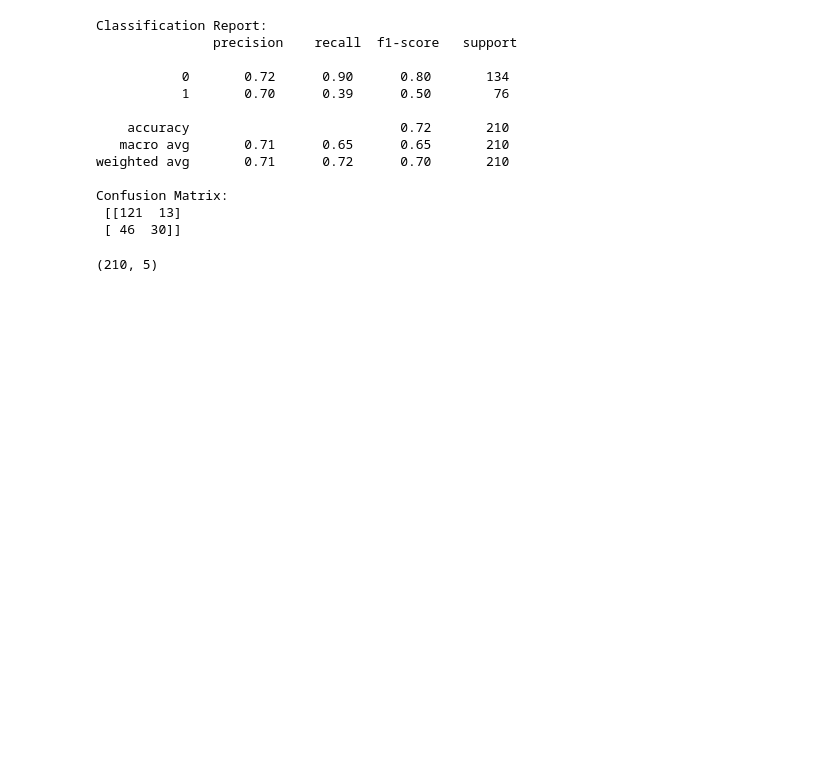
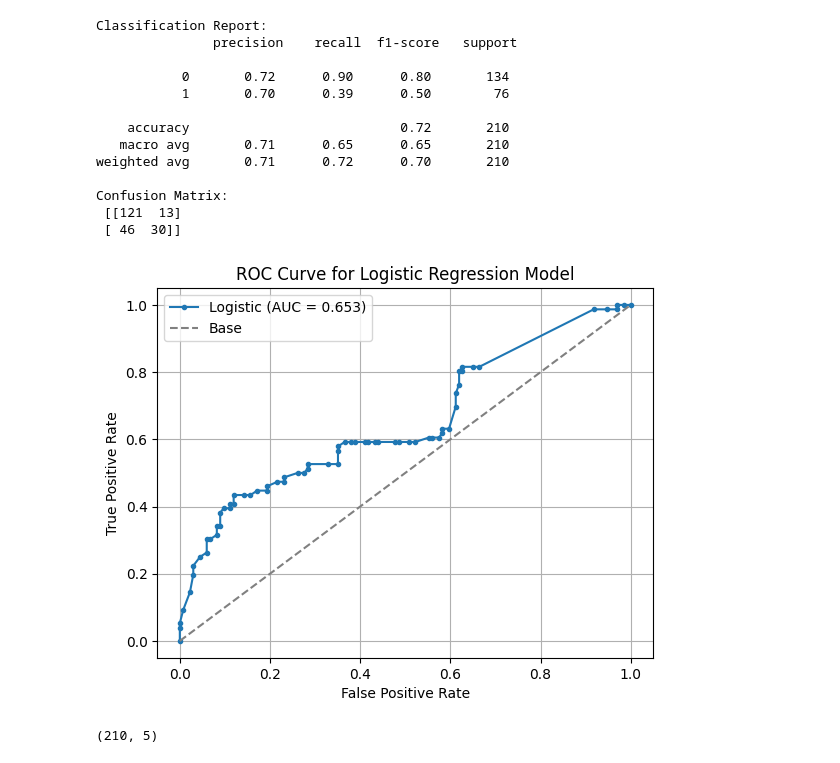
Before and after one commit to LoganLasell/Portfolio, a Jupyter notebook: Project_3/particleML.ipynb, the cells around one changed output. Drawn from its saved outputs; the diff is of its cells as text; code cells hidden in the pictures; blank space fills up the shorter version.

Commit message:
updated model with new plots for eval

```diff
--- a/Project_3/particleML.ipynb
+++ b/Project_3/particleML.ipynb
@@ -326,6 +329,22 @@ weighted avg       0.71      0.72      0.70       210
 Confusion Matrix:
  [[121  13]
  [ 46  30]]
+# %%
+from sklearn.metrics import roc_curve, roc_auc_score
+lr_probs = pipe.predict_proba(X_test)[:, 1]
+fpr, tpr, _ = roc_curve(y_test, lr_probs)
+auc = roc_auc_score(y_test, lr_probs)
+# %%
+plt.plot(fpr, tpr, marker='.', label=f'Logistic (AUC = {auc:.3f})')
+plt.plot([0, 1], [0, 1], linestyle='--', color='gray', label='Base')
+plt.xlabel('False Positive Rate')
+plt.ylabel('True Positive Rate')
+plt.title('ROC Curve for Logistic Regression Model')
+plt.legend()
+plt.grid(True)
+plt.show()
+# %% [output]
+[figure, added]
 # %%
 # Collecting shap values from model
 
```
Also changed, not shown: parts of 5 cells of this notebook, 1 other file.
